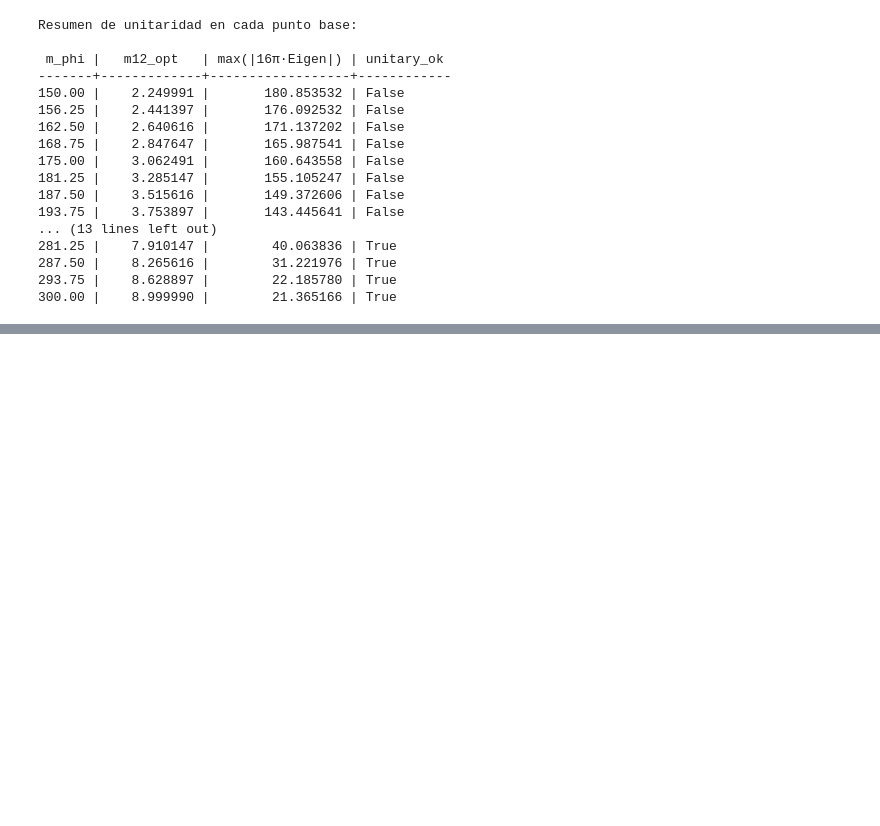
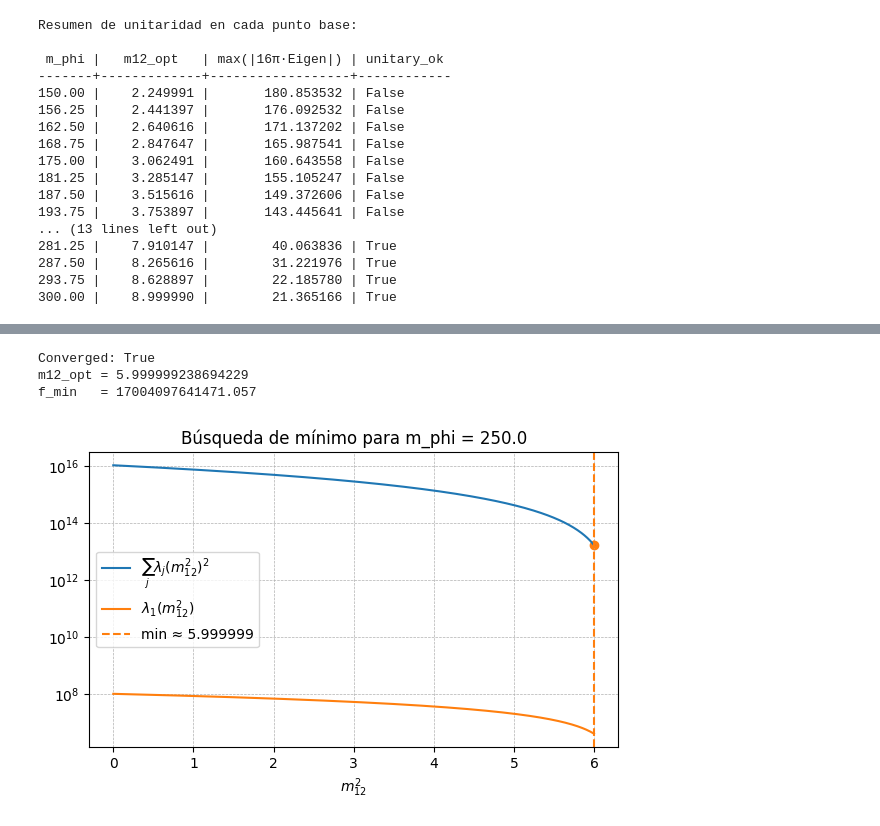
Before and after one commit to fbientrigo/dihiggs, a Jupyter notebook: mlpython/06_valid_points/06a_reunion_share.ipynb, the cells around one changed output, grey strips where cells are left out. Saved outputs shown, nothing was run; the diff lists cells and outputs as text; code cells hidden in the pictures; blank space fills up the shorter version.

```diff
--- a/mlpython/06_valid_points/06a_reunion_share.ipynb
+++ b/mlpython/06_valid_points/06a_reunion_share.ipynb
@@ -684,0 +824,13 @@ Resumen de unitaridad en cada punto base:
+# %%
+minimize_pipeline(
+    f_scalar_mphi_perturb=f_scalar_mphi_perturb,
+    m_phi=250.0,
+    m12_min=0.0,
+    m12_max=6.0,
+    f_scalar_mphi=f_scalar_mphi  # O reemplazar por tu función escalar alternativa
+)
+# %% [output]
+Converged: True
+m12_opt = 5.999999238694229
+f_min   = 17004097641471.057
+[figure, added]
```
Also changed, not shown: parts of 15 cells of this notebook, 55 other files.
